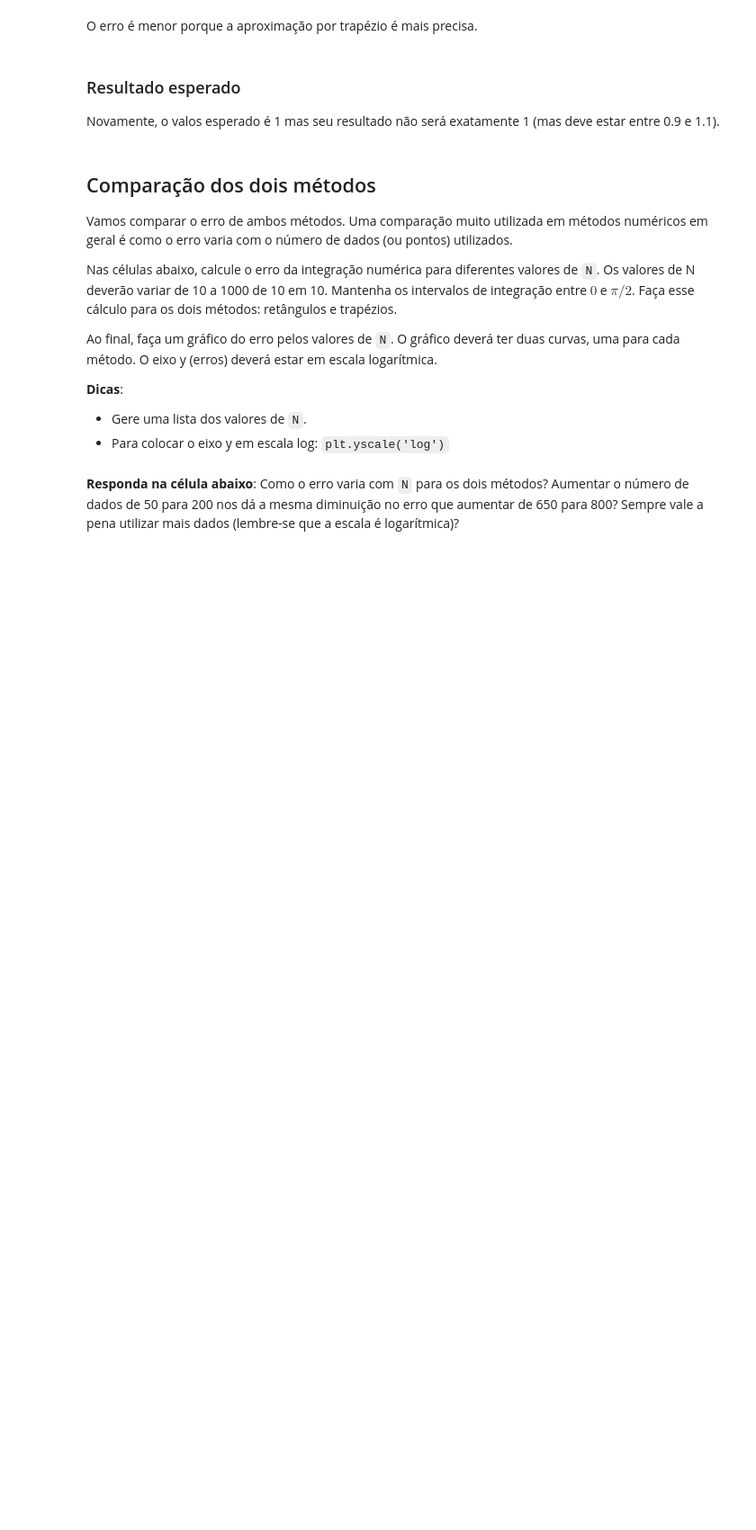
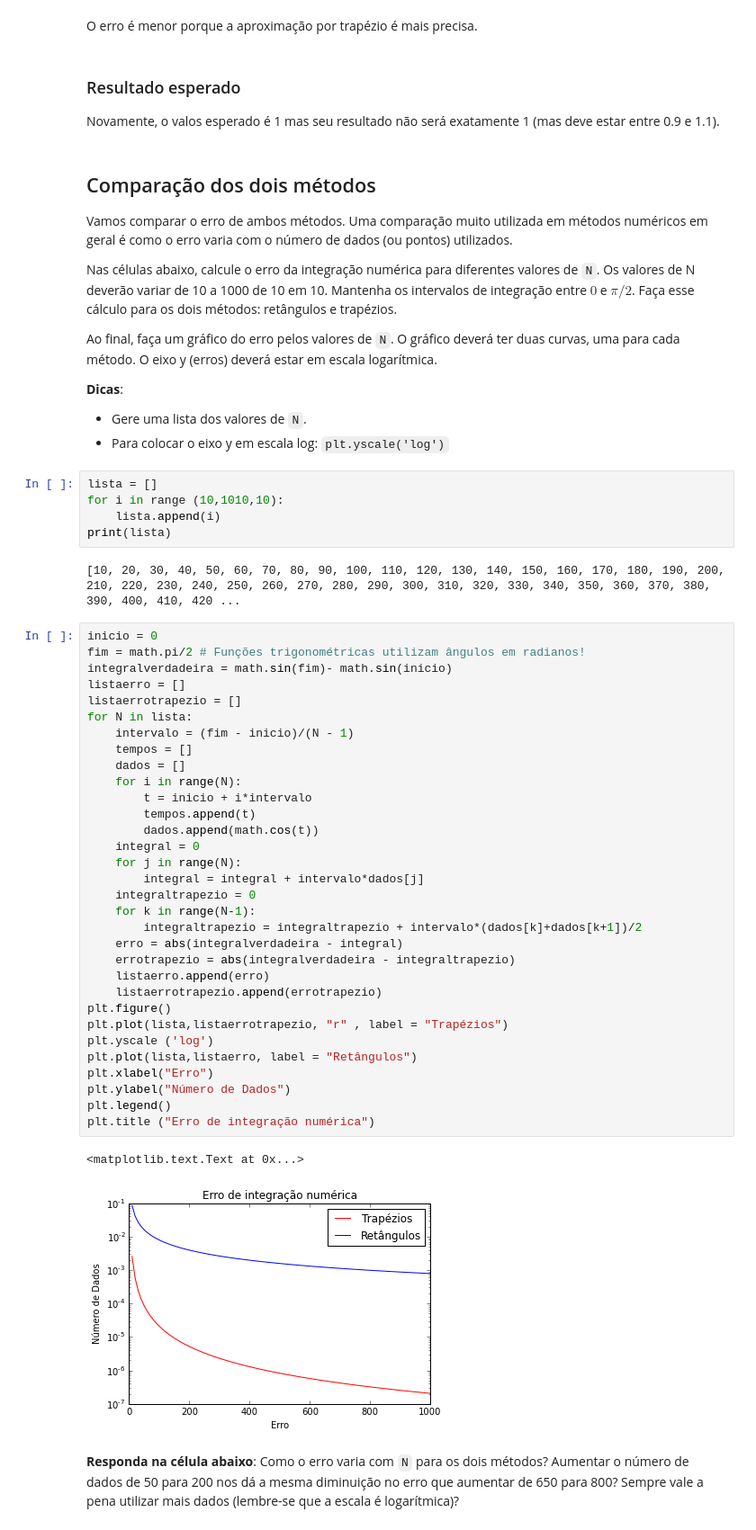
Before and after one commit to mat-esp-2015/integracao-marcia-luiza-rieli, a Jupyter notebook: tarefa-integracao marcia.ipynb, the cells around one changed output. Shown: that part at 90% size. Saved outputs shown, nothing was run; the diff lists cells and outputs as text; blank space fills up the shorter version.

```diff
--- a/tarefa-integracao marcia.ipynb
+++ b/tarefa-integracao marcia.ipynb
@@ -177,6 +177,48 @@ Ao final, faça um gráfico do erro pelos valores de `N`. O gráfico deverá ter
 
 * Gere uma lista dos valores de `N`.
 * Para colocar o eixo y em escala log: `plt.yscale('log')`
+# %%
+lista = []
+for i in range (10,1010,10):
+    lista.append(i)
+print(lista)
+# %% [output]
+[10, 20, 30, 40, 50, 60, 70, 80, 90, 100, 110, 120, 130, 140, 150, 160, 170, 180, 190, 200, 210, 220, 230, 240, 250, 260, 270, 280, 290, 300, 310, 320, 330, 340, 350, 360, 370, 380, 390, 400, 410, 420 ...
+# %%
+inicio = 0
+fim = math.pi/2 # Funções trigonométricas utilizam ângulos em radianos!
+integralverdadeira = math.sin(fim)- math.sin(inicio)
+listaerro = []
+listaerrotrapezio = []
+for N in lista:
+    intervalo = (fim - inicio)/(N - 1)
+    tempos = []
+    dados = []
+    for i in range(N):
+        t = inicio + i*intervalo
+        tempos.append(t)
+        dados.append(math.cos(t))
+    integral = 0
+    for j in range(N):
+        integral = integral + intervalo*dados[j]
+    integraltrapezio = 0
+    for k in range(N-1):
+        integraltrapezio = integraltrapezio + intervalo*(dados[k]+dados[k+1])/2
+    erro = abs(integralverdadeira - integral)
+    errotrapezio = abs(integralverdadeira - integraltrapezio)
+    listaerro.append(erro)
+    listaerrotrapezio.append(errotrapezio)
+plt.figure()
+plt.plot(lista,listaerrotrapezio, "r" , label = "Trapézios")
+plt.yscale ('log')
+plt.plot(lista,listaerro, label = "Retângulos")
+plt.xlabel("Erro")
+plt.ylabel("Número de Dados")
+plt.legend()
+plt.title ("Erro de integração numérica")
+# %% [output]
+<matplotlib.text.Text at 0x...>
+[figure, added]
 # %% [markdown]
 **Responda na célula abaixo**: Como o erro varia com `N` para os dois métodos? Aumentar o número de dados de 50 para 200 nos dá a mesma diminuição no erro que aumentar de 650 para 800? Sempre vale a pena utilizar mais dados (lembre-se que a escala é logarítmica)?
 # %% [markdown]
```
